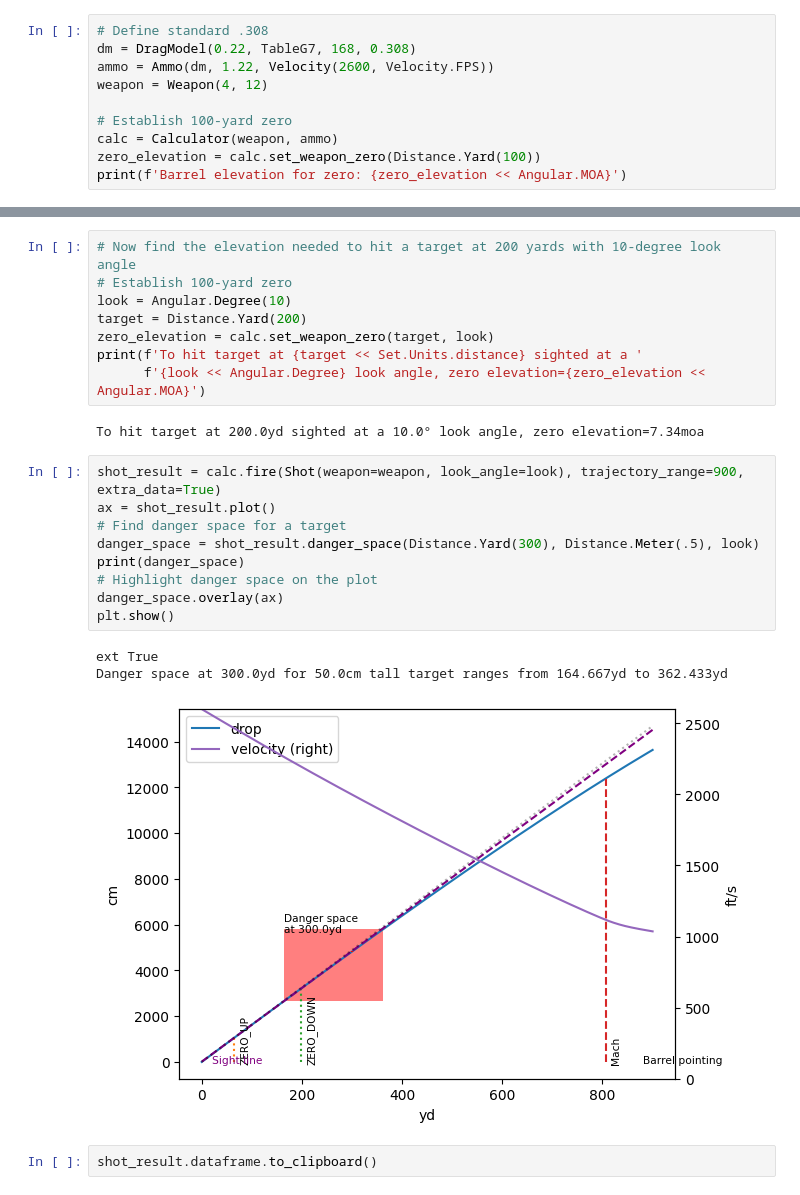
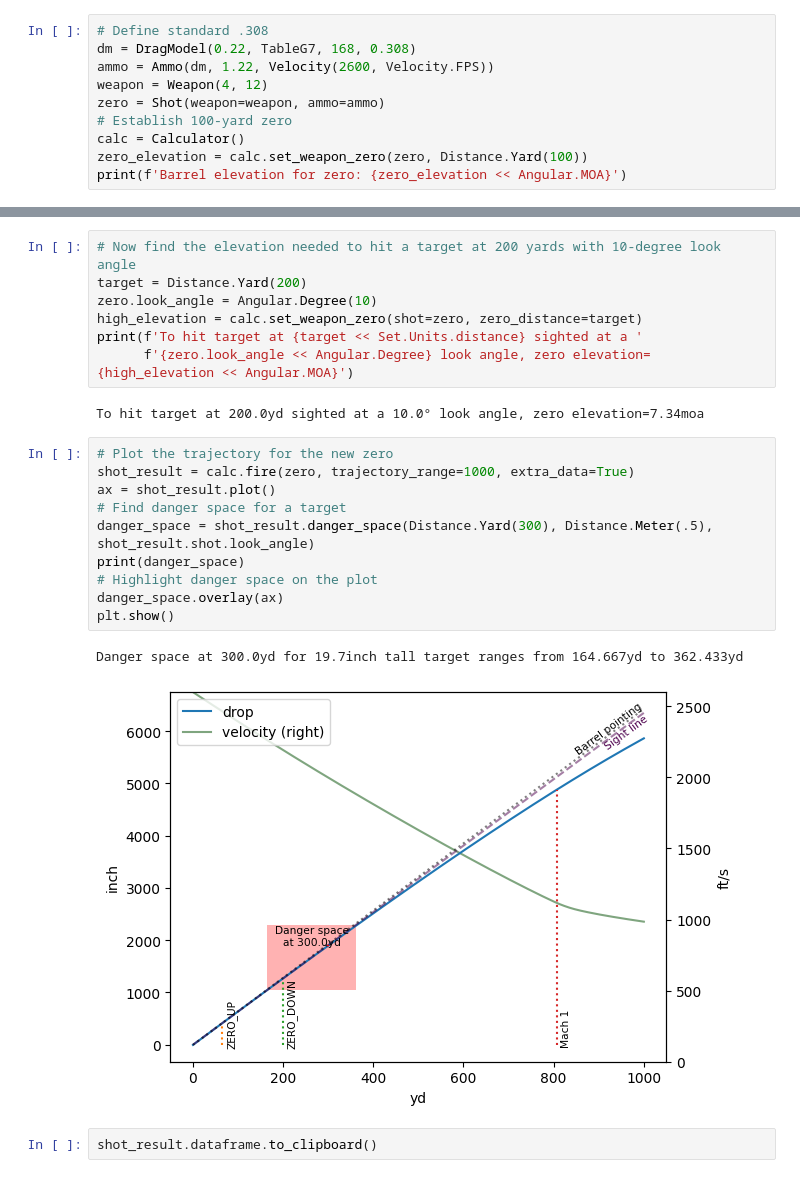
Before and after one commit to o-murphy/py-ballisticcalc, a Jupyter notebook: Example.ipynb, the cells around one changed output, grey strips where cells are left out. Cells and saved outputs as stored; diff of their text form.

```diff
--- a/Example.ipynb
+++ b/Example.ipynb
@@ -15,10 +33,10 @@ WARNING:py_balcalc:Library running in pure python mode. For better performance i
 dm = DragModel(0.22, TableG7, 168, 0.308)
 ammo = Ammo(dm, 1.22, Velocity(2600, Velocity.FPS))
 weapon = Weapon(4, 12)
-
+zero = Shot(weapon=weapon, ammo=ammo)
 # Establish 100-yard zero
-calc = Calculator(weapon, ammo)
-zero_elevation = calc.set_weapon_zero(Distance.Yard(100))
+calc = Calculator()
+zero_elevation = calc.set_weapon_zero(zero, Distance.Yard(100))
 print(f'Barrel elevation for zero: {zero_elevation << Angular.MOA}')
 # %% [output]
 Barrel elevation for zero: 6.41moa
@@ -40,26 +56,25 @@ Danger space at 300.0yd for 50.0cm tall target ranges from 187.533yd to 361.7yd
 # %%
 # Now find the elevation needed to hit a target at 200 yards with 10-degree look angle
-# Establish 100-yard zero
-look = Angular.Degree(10)
 target = Distance.Yard(200)
-zero_elevation = calc.set_weapon_zero(target, look)
+zero.look_angle = Angular.Degree(10)
+high_elevation = calc.set_weapon_zero(shot=zero, zero_distance=target)
 print(f'To hit target at {target << Set.Units.distance} sighted at a '
-      f'{look << Angular.Degree} look angle, zero elevation={zero_elevation << Angular.MOA}')
+      f'{zero.look_angle << Angular.Degree} look angle, zero elevation={high_elevation << Angular.MOA}')
 # %% [output]
 To hit target at 200.0yd sighted at a 10.0° look angle, zero elevation=7.34moa
 # %%
-shot_result = calc.fire(Shot(weapon=weapon, look_angle=look), trajectory_range=900, extra_data=True)
+# Plot the trajectory for the new zero
+shot_result = calc.fire(zero, trajectory_range=1000, extra_data=True)
 ax = shot_result.plot()
 # Find danger space for a target
-danger_space = shot_result.danger_space(Distance.Yard(300), Distance.Meter(.5), look)
+danger_space = shot_result.danger_space(Distance.Yard(300), Distance.Meter(.5), shot_result.shot.look_angle)
 print(danger_space)
 # Highlight danger space on the plot
 danger_space.overlay(ax)
 plt.show()
 # %% [output]
-ext True
-Danger space at 300.0yd for 50.0cm tall target ranges from 164.667yd to 362.433yd
+Danger space at 300.0yd for 19.7inch tall target ranges from 164.667yd to 362.433yd
-[figure, old version]
+[figure, new version]
 # %%
 shot_result.dataframe.to_clipboard()
 # %%
```
Also changed, not shown: parts of 5 cells of this notebook, 5 other files.
